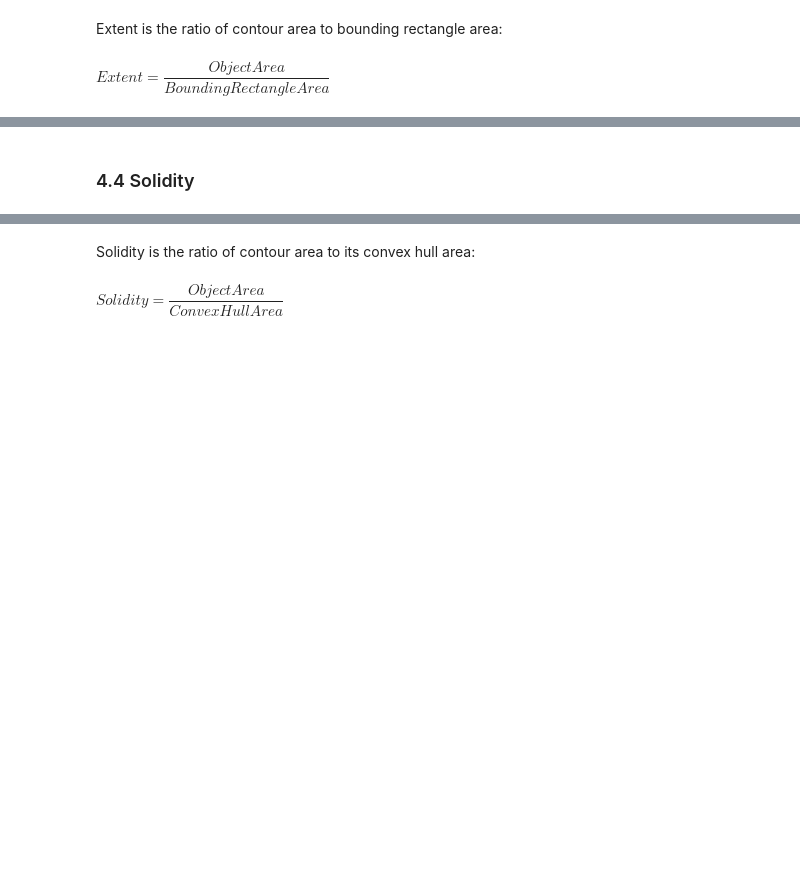
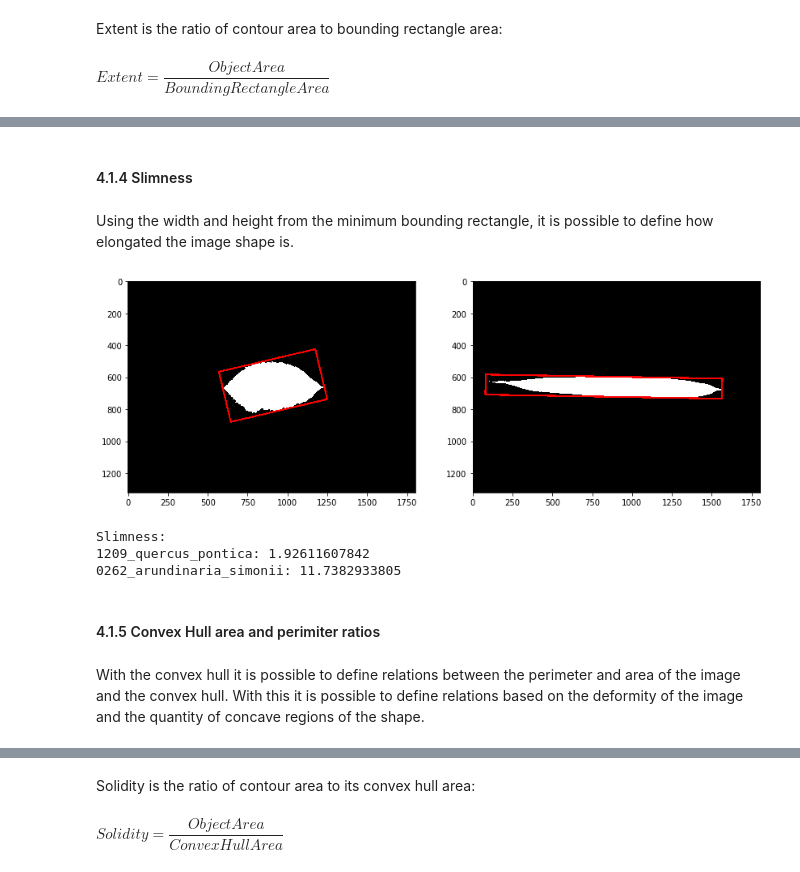
Before and after one commit to Larissa13/MAC5749, a Jupyter notebook: projects/group3/Group3.ipynb, the cells around one changed output, grey strips where cells are left out. Cells and saved outputs as stored; diff of their text form; code cells hidden in the pictures; blank space fills up the shorter version.

```diff
--- a/projects/group3/Group3.ipynb
+++ b/projects/group3/Group3.ipynb
@@ -283,2 +285,30 @@ plt.show()
 # %% [markdown]
-### 4.4 Solidity
+#### 4.1.4 Slimness
+# %% [markdown]
+Using the width and height from the minimum bounding rectangle, it is possible to define how elongated the image shape is.
+# %%
+plt.figure()
+plt.subplot(1,2,1)
+plt.imshow(im1)
+plt.subplot(1,2,2)
+plt.imshow(im2)
+plt.show()
+
+d_box1_1 = spatial.distance.euclidean(box1[0],box1[1])
+d_box1_2 = spatial.distance.euclidean(box1[1],box1[2])
+
+d_box2_1 = spatial.distance.euclidean(box2[0],box2[1])
+d_box2_2 = spatial.distance.euclidean(box2[1],box2[2])
+
+print("Slimness:")
+print("1209_quercus_pontica: " + str(max(d_box1_1, d_box1_2)/min(d_box1_1, d_box1_2)))
+print("0262_arundinaria_simonii: " + str(max(d_box2_1, d_box2_2)/min(d_box2_1, d_box2_2)))
+# %% [output]
+[figure, added]
+Slimness:
+1209_quercus_pontica: 1.92611607842
+0262_arundinaria_simonii: 11.7382933805
+# %% [markdown]
+#### 4.1.5 Convex Hull area and perimiter ratios
+# %% [markdown]
+With the convex hull it is possible to define relations between the perimeter and area of the image and the convex hull. With this it is possible to define relations based on the deformity of the image and the quantity of concave regions of the shape.
```
Also changed, not shown: parts of 19 cells of this notebook.
